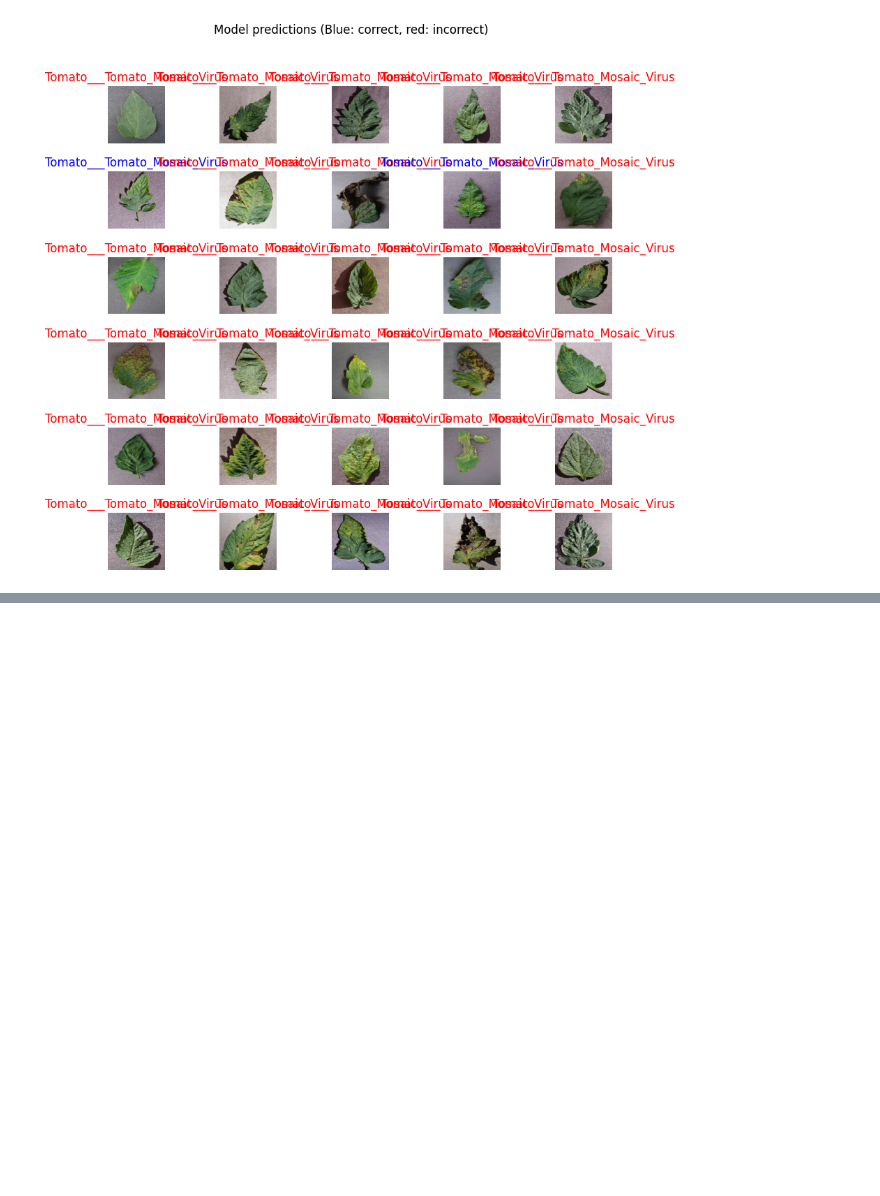
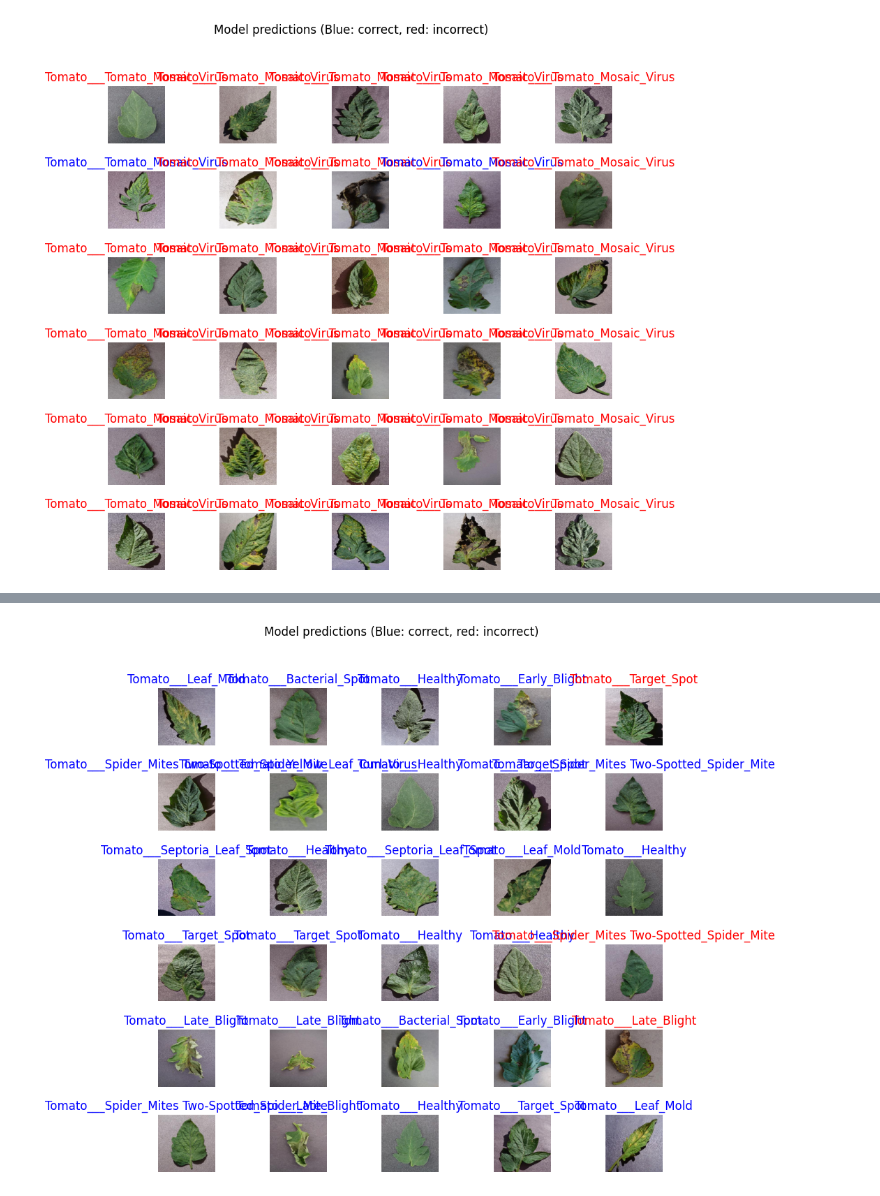
Before and after one commit to racode23/Tomto_deep_learning_project, a Jupyter notebook: Tomato.ipynb, the cells around one changed output, grey strips where cells are left out. Cells and saved outputs as stored; diff of their text form; code cells hidden in the pictures; blank space fills up the shorter version.

Commit message:
Commit  model4

```diff
--- a/Tomato.ipynb
+++ b/Tomato.ipynb
@@ -424,0 +438,11 @@ ValueError: ignored
+# %%
+steps_per_epoch = np.ceil(train_generator.samples/train_generator.batch_size)
+val_steps_per_epoch = np.ceil(valid_generator.samples/valid_generator.batch_size)
+# %%
+hist4 = model4.fit(
+                 train_generator,
+                 epochs=20,
+                  verbose=1,
+                 steps_per_epoch=steps_per_epoch,
+                 validation_data=valid_generator,
+                 validation_steps=val_steps_per_epoch).history
@@ -424,0 +469,4 @@ ValueError: ignored
+# %%
+val_image_batch, val_label_batch = next(iter(valid_generator))
+true_label_ids = np.argmax(val_label_batch, axis=-1)
+print("Validation batch shape:", val_image_batch.shape)
@@ -424,0 +475,6 @@ ValueError: ignored
+# %%
+tf_model_predictions = model4.predict(val_image_batch)
+tf_pred_dataframe = pd.DataFrame(tf_model_predictions)
+tf_pred_dataframe.columns = dataset_labels
+print("Prediction results for the first elements")
+tf_pred_dataframe.head()
@@ -424,0 +490,14 @@ ValueError: ignored
+# %%
+predicted_ids = np.argmax(tf_model_predictions, axis=-1)
+predicted_labels = dataset_labels[predicted_ids]
+plt.figure(figsize=(10,9))
+plt.subplots_adjust(hspace=0.5)
+for n in range(30):
+  plt.subplot(6,5,n+1)
+  plt.imshow(val_image_batch[n])
+  color = "blue" if predicted_ids[n] == true_label_ids[n] else "red"
+  plt.title(predicted_labels[n].title(), color=color)
+  plt.axis('off')
+  _ = plt.suptitle("Model predictions (Blue: correct, red: incorrect)")
+# %% [output]
+[figure, added]
```
Also changed, not shown: parts of 10 cells of this notebook.
